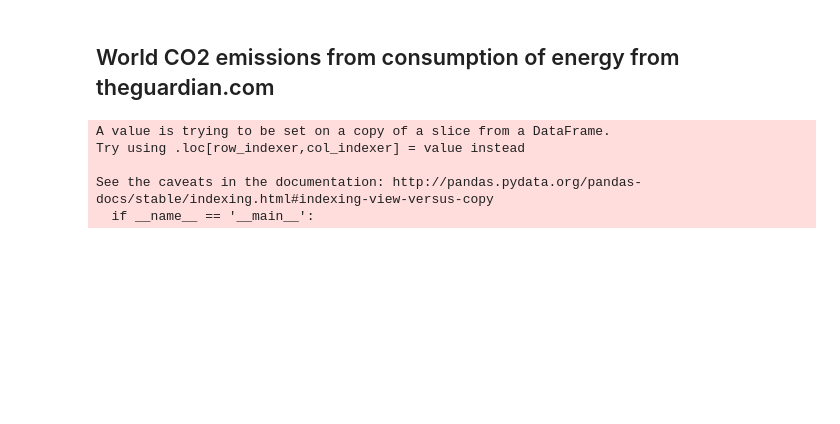
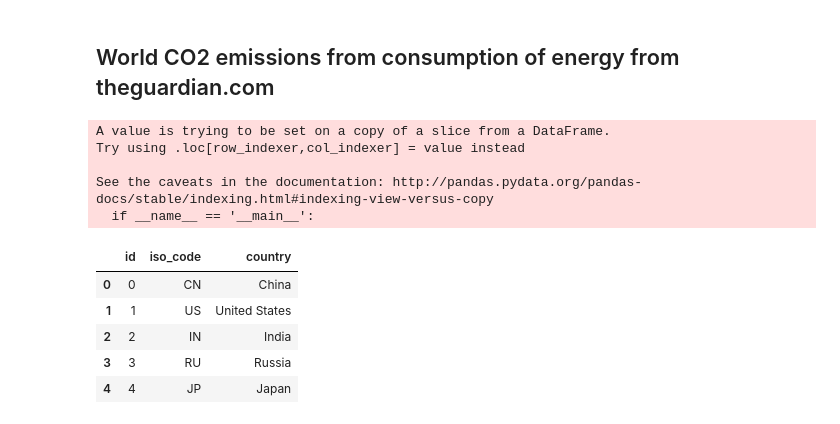
Before and after one commit to Reynazhang2014/ETL_Project, a Jupyter notebook: NFA.ipynb, the cells around one changed output. Cells and saved outputs as stored; diff of their text form; code cells hidden in the pictures; blank space fills up the shorter version.

```diff
--- a/NFA.ipynb
+++ b/NFA.ipynb
@@ -111,16 +111,23 @@ clean = co2.loc[~co2['iso_code'].isnull(),]
 # %%
 # Table!! Create the ISO Code and Country List
 iso_country = clean[['iso_code','Country']].drop_duplicates().reset_index(drop = True).reset_index().rename(columns = {'Country':'country','index':'id'})
 iso_country.head()
 
 # remove duplicated isocode and year combinations
 iso_country = iso_country.loc[~iso_country.duplicated(subset=['iso_code','country'])]
 
 # UM map to both 'Wake Island' and U.S. Pacific Islands. After research, update UM for U.S. Pacific Islands to UM1
 iso_country[iso_country['country'] == 'U.S. Pacific Islands']['iso_code'] = 'UM1'
+iso_country.head()
 # %% [output]
 A value is trying to be set on a copy of a slice from a DataFrame.
 Try using .loc[row_indexer,col_indexer] = value instead
 
 See the caveats in the documentation: http://pandas.pydata.org/pandas-docs/stable/indexing.html#indexing-view-versus-copy
   if __name__ == '__main__':
+|  | id | iso_code | country |
+| 0 | 0 | CN | China |
+| 1 | 1 | US | United States |
+| 2 | 2 | IN | India |
+| 3 | 3 | RU | Russia |
+| 4 | 4 | JP | Japan |
```
Also changed, not shown: parts of 3 cells of this notebook.
